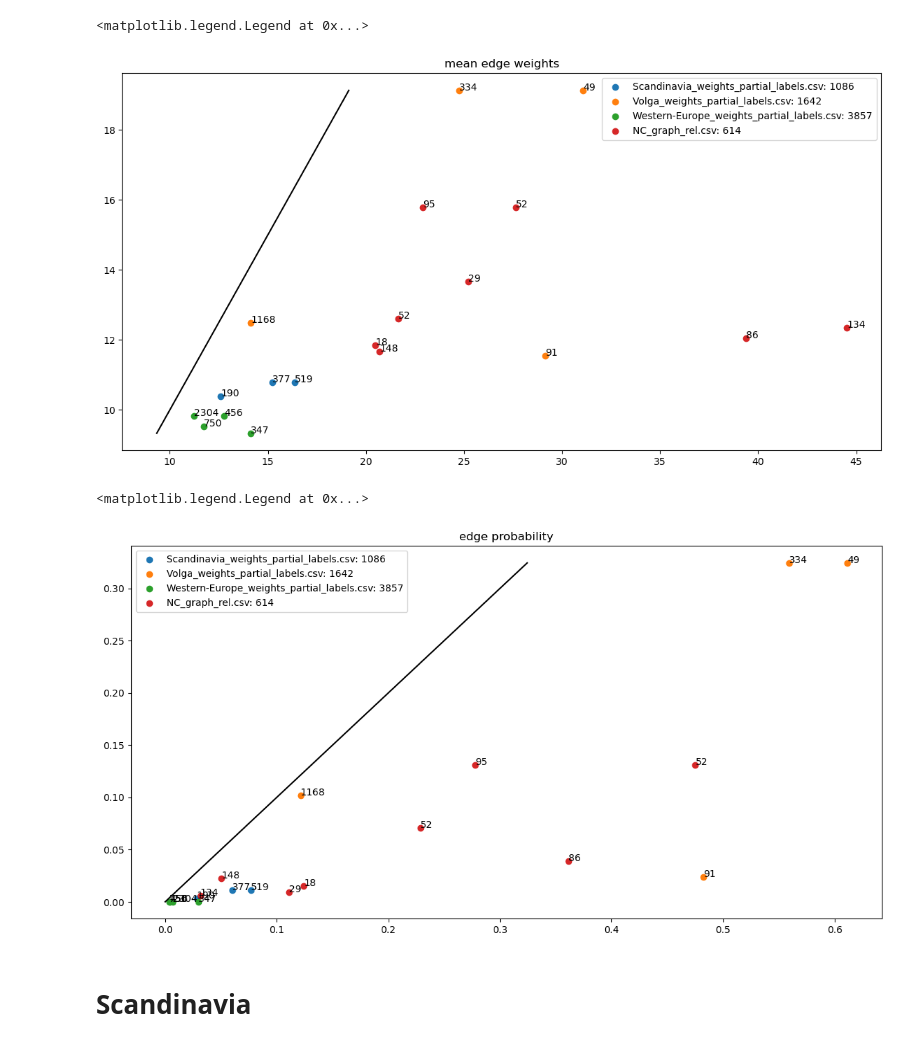
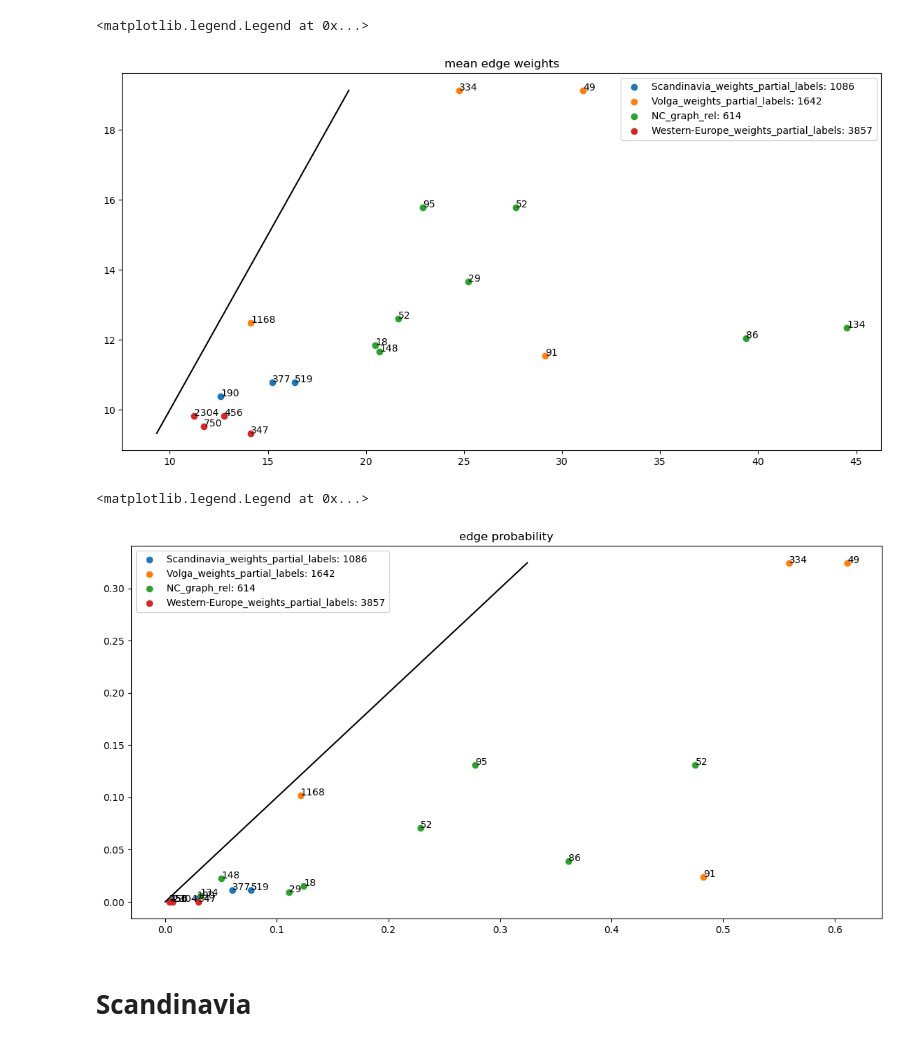
Before and after one commit to Genomics-HSE/ancestry-inference, a Jupyter notebook: notebooks/metric_dependency.ipynb, the cells around one changed output. Cells and saved outputs as stored; diff of their text form; code cells hidden in the pictures.

```diff
--- a/notebooks/metric_dependency.ipynb
+++ b/notebooks/metric_dependency.ipynb
@@ -16,3 +11,3 @@ itercount = 10
 # %%
-folder = "/home/dglyzin/identityByDescent/datasets-pure"
-params = collectparams(folder, override_popsizes=False)
+datadir = "/home/dglyzin/identityByDescent/datasets-pure"
+workdir = "/home/dglyzin/identityByDescent/datasets-tmp"
@@ -36,0 +14,2 @@ Partition is ok, no dangling nodes found
+# %%
+params = collectparams(datadir, workdir, "project.ancinf")
@@ -39,48 +60,48 @@ Partition is ok, no dangling nodes found
 import matplotlib.pyplot as plt
 plt.rcParams["figure.figsize"] = (14,7)
 xmin = 100000
 xmax=0
+datasets = params["datasets"]
 
-for dataset in params:
+for dataset in datasets:
     mean_int = [] #population's mean existing internal edge weight
     mean_ext = [] #population's maximum among external mean existing edge weights
-    mean_weight = np.array(params[dataset]["mean_weight"])
+    mean_weight = np.array(datasets[dataset]["mean_weight"])
     npop = mean_weight.shape[0]
     for idx in range(npop):
         mean_int.append(mean_weight[idx,idx])
         mean_weight[idx,idx] = 0
 
 
     for idx in range(npop):
         mmext = np.max(mean_weight[idx,:])
         mean_ext.append(mmext)
         if xmin>mmext:
             xmin = mmext
         if xmax<mmext:
             xmax = mmext
-    pop_sizes = params[dataset]["pop_sizes"]
+    pop_sizes = datasets[dataset]["pop_sizes"]
     popsize = np.sum(np.array(pop_sizes))
     plt.scatter(mean_int, mean_ext, label=dataset+': '+str(popsize))
     for i, txt in enumerate(pop_sizes):
         plt.annotate(txt, (mean_int[i], mean_ext[i]))
 
 plt.plot([xmin,xmax], [xmin,xmax], 'k')
 plt.title("mean edge weights")
 plt.legend()
 # %% [output]
 <matplotlib.legend.Legend at 0x...>
-[figure, old version]
+[figure, new version]
 # %%
-#print(params)
 import matplotlib.pyplot as plt
 plt.rcParams["figure.figsize"] = (14,7)
 xmin = 100000
 xmax=0
-
-for dataset in params:
+datasets = params["datasets"]
+for dataset in datasets:
     mean_int = [] #population's mean existing internal edge weight
     mean_ext = [] #population's maximum among external mean existing edge weights
-    mean_weight = np.array(params[dataset]["edge_probability"])
+    mean_weight = np.array(datasets[dataset]["edge_probability"])
     npop = mean_weight.shape[0]
 
     for idx in range(npop):
@@ -94,7 +115,7 @@ for dataset in params:
             xmin = mmext
         if xmax<mmext:
             xmax = mmext
-    pop_sizes = params[dataset]["pop_sizes"]
+    pop_sizes = datasets[dataset]["pop_sizes"]
     popsize = np.sum(np.array(pop_sizes))
     plt.scatter(mean_int, mean_ext, label=dataset+': '+str(popsize))
     for i, txt in enumerate(pop_sizes):
@@ -105,7 +126,7 @@ plt.title("edge probability")
 plt.legend()
 # %% [output]
 <matplotlib.legend.Legend at 0x...>
-[figure, old version]
+[figure, new version]
 # %% [markdown]
 # Scandinavia
 # %%
```
Also changed, not shown: parts of 6 cells of this notebook, 4 other files.
